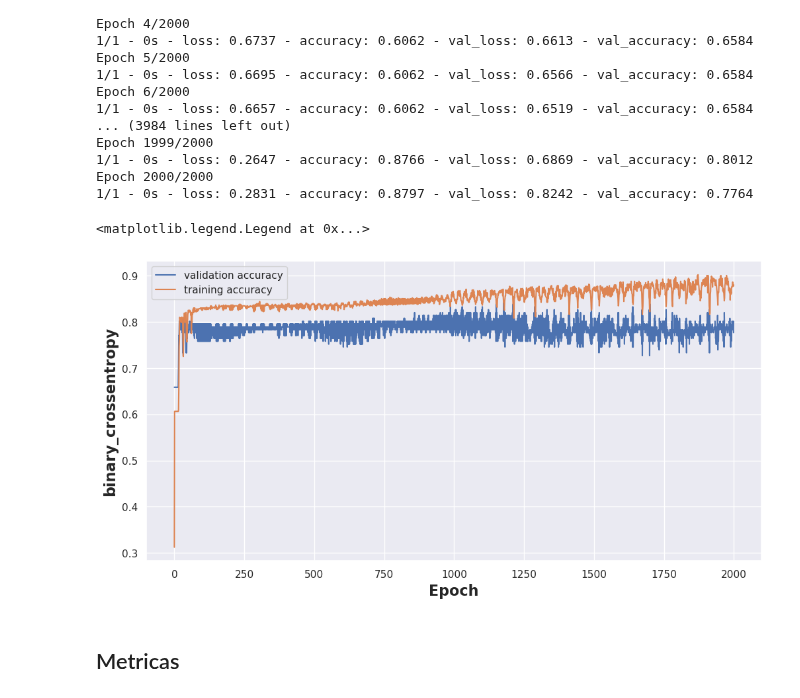
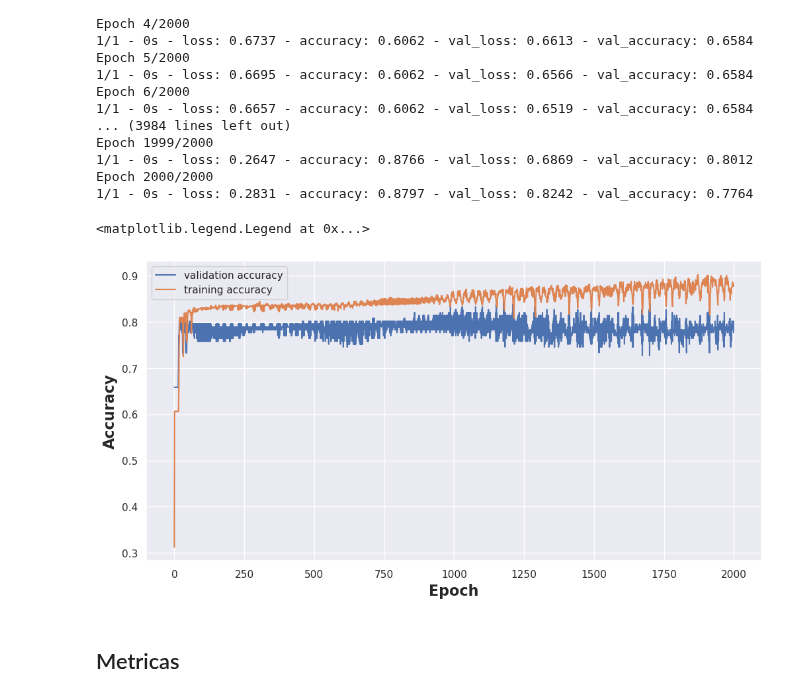
Before and after one commit to JuanOpizzi/Datos-2020-2c, a Jupyter notebook: TP2/RedNeuronal.ipynb, the cells around one changed output. Drawn from its saved outputs; the diff is of its cells as text; code cells hidden in the pictures.

```diff
--- a/TP2/RedNeuronal.ipynb
+++ b/TP2/RedNeuronal.ipynb
@@ -184,13 +184,13 @@ Epoch 2000/2000
 # %%
 fig = plt.figure(figsize=(12, 6), dpi=100)
 plt.plot(hist.history["val_accuracy"], label="validation accuracy")
 plt.plot(hist.history["accuracy"], label="training accuracy")
 plt.xlabel("Epoch", weight="bold", fontsize=16)
-plt.ylabel("binary_crossentropy", weight="bold", fontsize=16)
+plt.ylabel("Accuracy", weight="bold", fontsize=16)
 plt.legend()
 # %% [output]
 <matplotlib.legend.Legend at 0x...>
-[figure, old version]
+[figure, new version]
 # %% [markdown]
 ## Metricas
 # %% [markdown]
```
Also changed, not shown: parts of 1 cell of this notebook.
